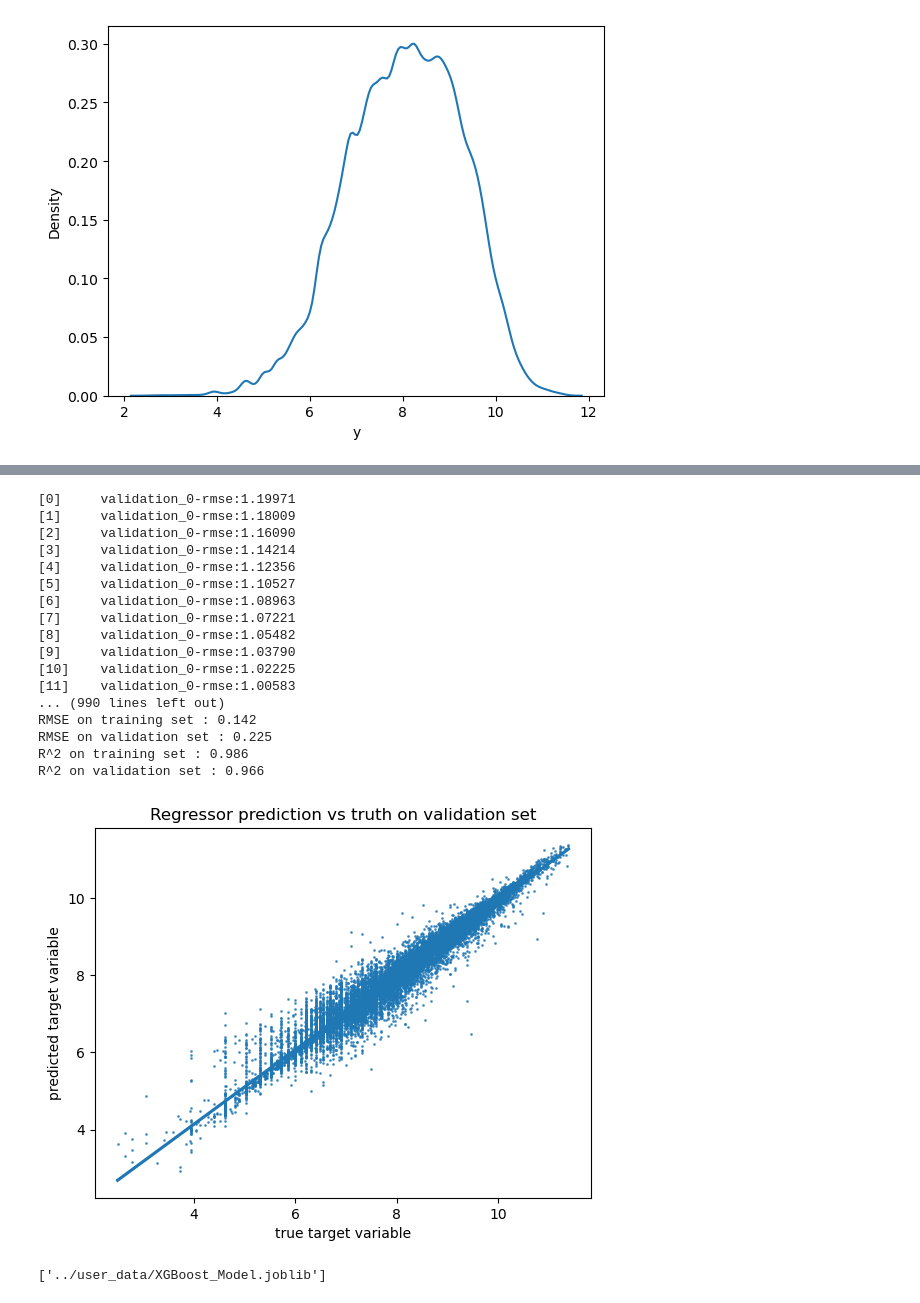
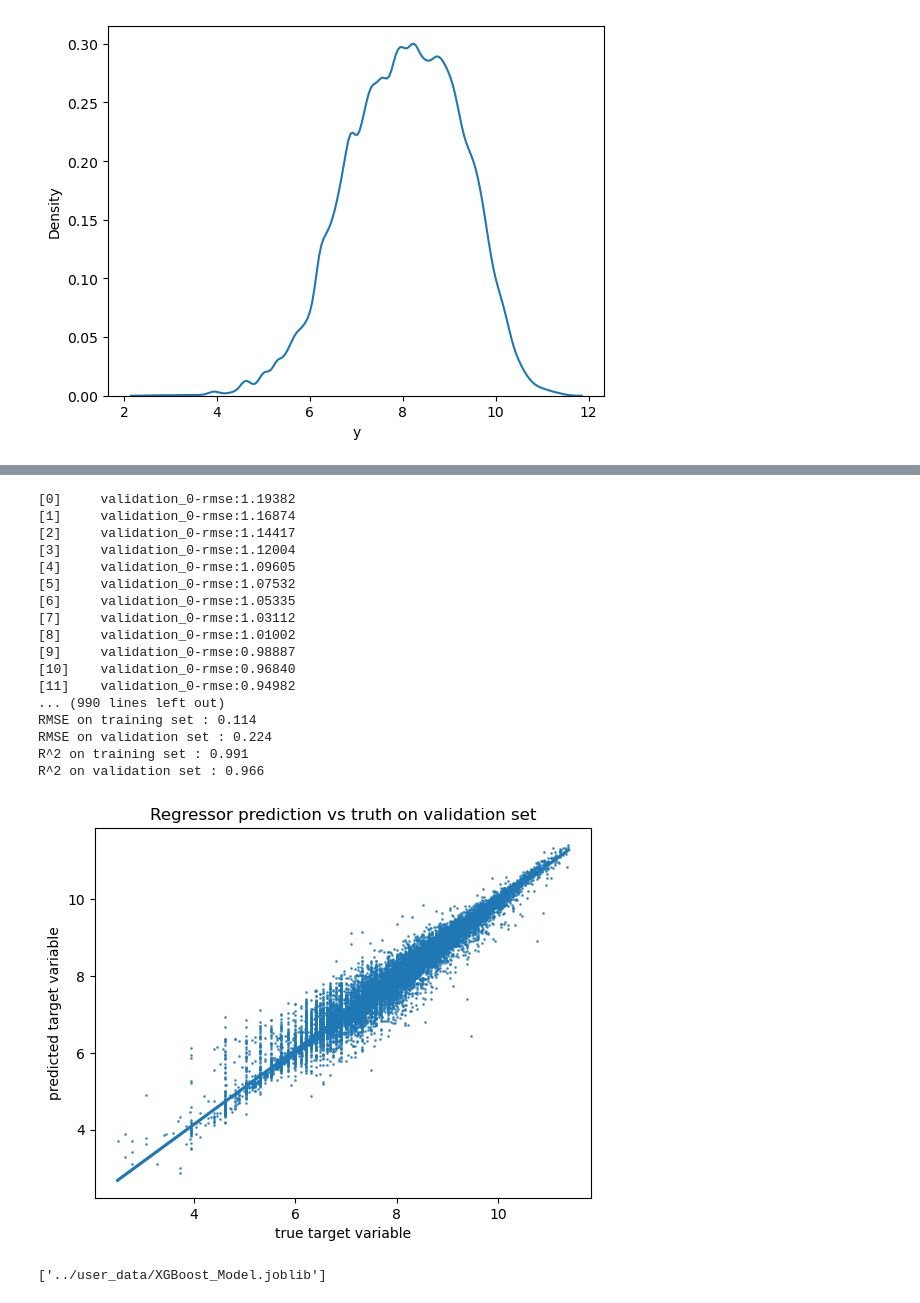
Before and after one commit to liuxinyi15/ML_Second_hand_car_prediction, a Jupyter notebook: model/main.ipynb, the cells around one changed output, grey strips where cells are left out. Drawn from its saved outputs; the diff is of its cells as text; code cells hidden in the pictures.

```diff
--- a/model/main.ipynb
+++ b/model/main.ipynb
@@ -93,0 +137,3 @@ Decreased by 72.7%
+# %%
+df_pr,y=process_df(df_fe,'price_log')
+print(df_pr.shape)
@@ -178,4 +233,0 @@ def print_score(m, X_train, y_train, X_valid, y_valid, log_target=True):
-# %%
-base_model = RandomForestRegressor(n_estimators=10, n_jobs=-1, random_state=42)
-base_model.fit(X_small, y_small)
-print_score(base_model, X_small, y_small, X_valid, y_valid)
@@ -443,21 +498,5 @@ import optuna
 # %%
 def objective(trial, X_training, y_training, X_validation, y_validation):
-    """
-    This function estimates a trial quality.
-    It contains the 4 steps : hp sampling, model definition, training and evaluation.
-
-    Parameters:
-    ----------
-    trial (optuna.trial.Trial): the trial at stake
-    X_training: pd.DataFrame. Table containing features used for training.
-    X_validation: pd.DataFrame. Table containing features used for validation.
-    y_training: array-like. List of true target variable values for training.
-    y_validation: array-like. List of true target variable values for validation.
-
-    Returns:
-    -------
-    float: performance metric value (R^2)
-    """
 
     learning_rate_guess = trial.suggest_float("learning_rate", 1e-3, 1, log=True)
     max_depth_guess = trial.suggest_int("max_depth", 2, 30, log=False)
@@ -466,7 +505,7 @@ def objective(trial, X_training, y_training, X_validation, y_validation):
     min_child_weight_guess = trial.suggest_int("min_child_weight", 1, 10, log=False)
     subsample_guess = trial.suggest_float("subsample", 0.5, 1.0, log=False)
     gamma_guess = trial.suggest_float("gamma", 0.0, 5.0, log=False)
-
+    reg_alpha_guess = trial.suggest_float("reg_alpha", 1e-8, 100.0, log=True)
 
 
     xgb = XGBRegressor(
@@ -479,7 +518,8 @@ def objective(trial, X_training, y_training, X_validation, y_validation):
         colsample_bytree=colsample_bytree_guess,
         min_child_weight=min_child_weight_guess,
         subsample=subsample_guess  ,
-        gamma=gamma_guess
+        gamma=gamma_guess,
+        reg_alpha=reg_alpha_guess
     )
 
     xgb.fit(X_training, y_training)
@@ -488,7 +528,7 @@ def objective(trial, X_training, y_training, X_validation, y_validation):
     r2_validation = metrics.r2_score(y_validation, y_pred_validation)
     return r2_validation
 # %%
-study = optuna.create_study(study_name="xgb_opt",
+study = optuna.create_study(study_name="xgb_opttest2",
                             load_if_exists=True,
                             storage = "sqlite:///opt.db",
                             direction="maximize")
@@ -526,37 +567,38 @@ study.best_params
 # %%
 xgb_best = XGBRegressor(
         n_estimators=1000,
         random_state=42,
-        learning_rate=0.018417194507054865,
-        max_depth=30,
-        reg_lambda=45,
+        learning_rate=0.02408710270051983,
+        max_depth=17,
+        reg_lambda=53,
         verbosity=0,
-        colsample_bytree=0.4061076872827357,
-        min_child_weight=8,
-        subsample=0.6544138727094074  ,
-        gamma=0.09039517304105003
+        colsample_bytree= 0.33264508047168245,
+        min_child_weight=10,
+        subsample=0.8007766698581315  ,
+        gamma=0.003812573667986735 ,
+        reg_alpha   =0.010918514474559937
 )
 %time xgb_best.fit(X_train, y_train, eval_set=[(X_valid, y_valid)])
 reg_perf(xgb_best, X_train, X_valid, y_train, y_valid, plot=True)
 # %% [output]
-[0]     validation_0-rmse:1.19971
-[1]     validation_0-rmse:1.18009
-[2]     validation_0-rmse:1.16090
-[3]     validation_0-rmse:1.14214
-[4]     validation_0-rmse:1.12356
-[5]     validation_0-rmse:1.10527
-[6]     validation_0-rmse:1.08963
-[7]     validation_0-rmse:1.07221
-[8]     validation_0-rmse:1.05482
-[9]     validation_0-rmse:1.03790
-[10]    validation_0-rmse:1.02225
-[11]    validation_0-rmse:1.00583
+[0]     validation_0-rmse:1.19382
+[1]     validation_0-rmse:1.16874
+[2]     validation_0-rmse:1.14417
+[3]     validation_0-rmse:1.12004
+[4]     validation_0-rmse:1.09605
+[5]     validation_0-rmse:1.07532
+[6]     validation_0-rmse:1.05335
+[7]     validation_0-rmse:1.03112
+[8]     validation_0-rmse:1.01002
+[9]     validation_0-rmse:0.98887
+[10]    validation_0-rmse:0.96840
+[11]    validation_0-rmse:0.94982
 ... (990 lines left out)
-RMSE on training set : 0.142
-RMSE on validation set : 0.225
-R^2 on training set : 0.986
+RMSE on training set : 0.114
+RMSE on validation set : 0.224
+R^2 on training set : 0.991
 R^2 on validation set : 0.966
-[figure, old version]
+[figure, new version]
 # %%
 joblib.dump(xgb_best, '../user_data/XGBoost_Model.joblib')
 # %% [output]
```
Also changed, not shown: parts of 50 cells of this notebook, 9 other files.
